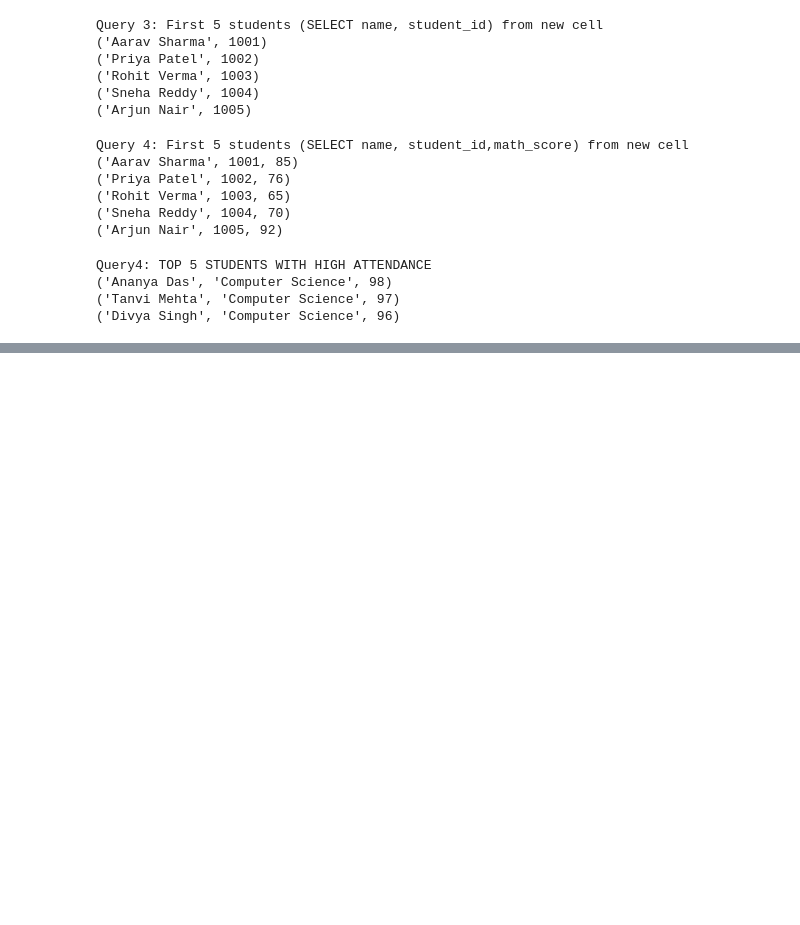
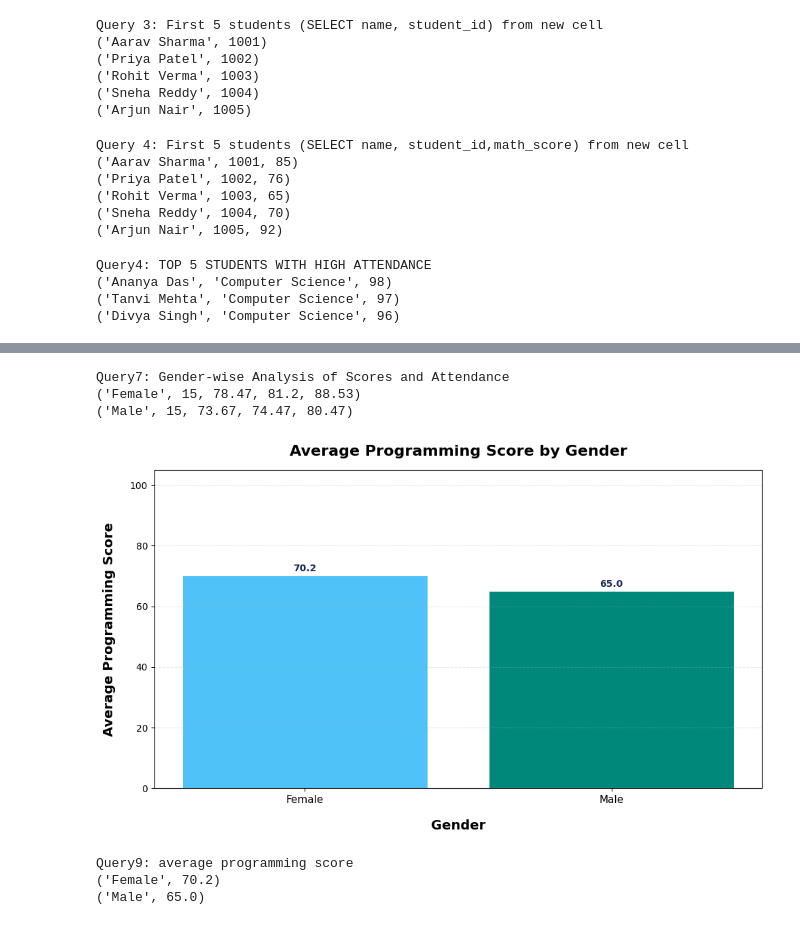
Before and after one commit to Rupashree0806/rupa-codeboosters-2026, a Jupyter notebook: Day2/Day2.ipynb, the cells around one changed output, grey strips where cells are left out. Drawn from its saved outputs; the diff is of its cells as text; code cells hidden in the pictures; blank space fills up the shorter version.

```diff
--- a/Day2/Day2.ipynb
+++ b/Day2/Day2.ipynb
@@ -145,0 +184,80 @@ Query4: TOP 5 STUDENTS WITH HIGH ATTENDANCE
+# %%
+query7="""
+    SELECT
+        gender,
+        COUNT(*) AS num_students,
+        ROUND(AVG(math_score), 2) AS avg_math_score,
+        ROUND(AVG(science_score), 2) AS avg_science_score,
+              ROUND(AVG(attendance_percentage), 2) AS avg_attendance_percentage
+    FROM students
+    GROUP BY gender
+    ORDER BY gender
+"""
+
+run_query(query7, "Query7: Gender-wise Analysis of Scores and Attendance")
+# %% [output]
+Query7: Gender-wise Analysis of Scores and Attendance
+('Female', 15, 78.47, 81.2, 88.53)
+('Male', 15, 73.67, 74.47, 80.47)
+# %%
+import pandas as pd
+import matplotlib.pyplot as plt
+
+chart1_sql="""
+SELECT gender,ROUND(AVG(programming_score),2) AS avg_score
+FROM students
+GROUP BY gender
+ORDER BY avg_score DESC
+"""
+chart1_df=pd.read_sql_query(chart1_sql,conn)
+
+fig,ax=plt.subplots(figsize=(10,6))
+
+bar_colors=['#4FC3F7','#00897B','#E67E32','#8E44AD'] # Corrected hex color code
+
+bars=ax.bar(
+    chart1_df['gender'], # Corrected variable name
+    chart1_df['avg_score'],   # Changed to avg_score
+    color=bar_colors,
+    edgecolor='white',
+    linewidth=0.8
+)
+
+for bar in bars:
+   height=bar.get_height()
+   ax.text(
+       bar.get_x()+bar.get_width()/2,
+       height+0.8,
+       f'{height:.1f}', # Changed to .1f for one decimal place
+       ha='center',
+       va='bottom',
+       fontsize=10,
+       fontweight='bold',
+       color='#1E2761'
+   )
+
+# Moved these plotting commands outside the loop
+ax.set_title('Average Programming Score by Gender',fontsize=16,fontweight='bold',pad=15)
+ax.set_xlabel('Gender',fontsize=14,fontweight='bold',labelpad=15) # Corrected label
+ax.set_ylabel('Average Programming Score',fontsize=14,fontweight='bold',labelpad=15) # Corrected label
+ax.set_ylim(0,105)
+ax.tick_params(axis='x',labelsize=11)
+ax.grid(axis='y',alpha=0.3,linestyle='--')
+
+plt.tight_layout()
+plt.show()
+# %% [output]
+[figure, added]
+# %%
+query9="""
+SELECT gender,
+ROUND(AVG(programming_score), 2) AS avg_programming_score
+FROM students
+GROUP BY gender
+ORDER BY avg_programming_score DESC
+"""
+run_query(query9, "Query9: average programming score")
+# %% [output]
+Query9: average programming score
+('Female', 70.2)
+('Male', 65.0)
```
Also changed, not shown: parts of 3 cells of this notebook.
